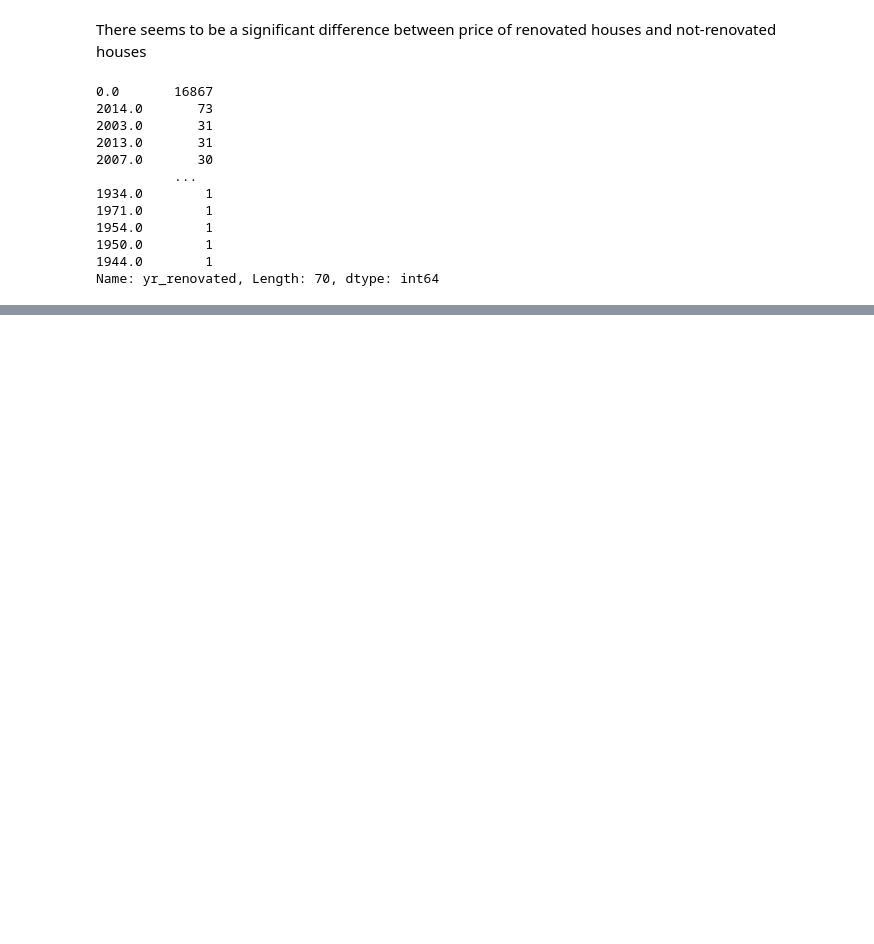
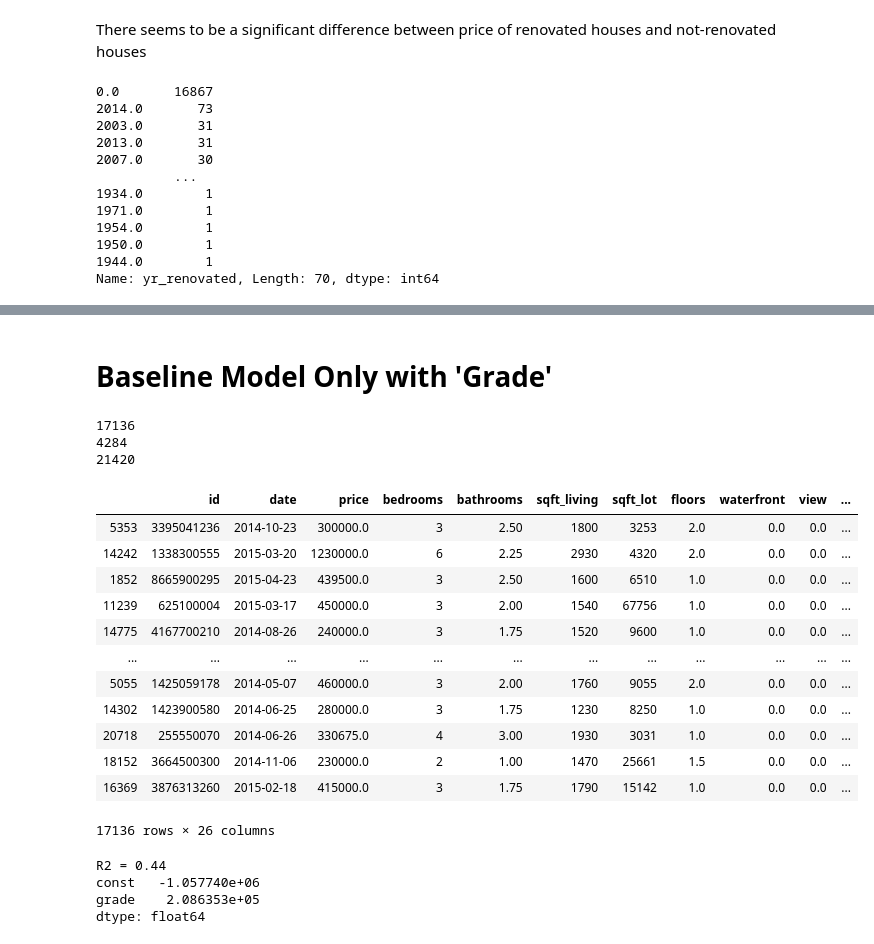
Before and after one commit to matteomm/dsc-mod-2-project-v2-1-london-ds-02172020, a Jupyter notebook: index_EDA.ipynb, the cells around one changed output, grey strips where cells are left out. Drawn from its saved outputs; the diff is of its cells as text; code cells hidden in the pictures; blank space fills up the shorter version.

Commit message:
First Model same Rsquared though

```diff
--- a/index_EDA.ipynb
+++ b/index_EDA.ipynb
@@ -292,0 +330,53 @@ See the caveats in the documentation: http://pandas.pydata.org/pandas-docs/stabl
+# %% [markdown]
+# Baseline Model Only with 'Grade'
+# %%
+# setting up train and test data
+train=df_unique.sample(frac=0.8,random_state=200)
+test=df_unique.drop(train.index)
+print(len(train))
+print(len(test))
+print(len(df_unique))
+# %% [output]
+17136
+4284
+21420
+|  | id | date | price | bedrooms | bathrooms | sqft_living | sqft_lot | floors | waterfront | view | ... |
+| 5353 | 3395041236 | 2014-10-23 | 300000.0 | 3 | 2.50 | 1800 | 3253 | 2.0 | 0.0 | 0.0 | ... |
+| 14242 | 1338300555 | 2015-03-20 | 1230000.0 | 6 | 2.25 | 2930 | 4320 | 2.0 | 0.0 | 0.0 | ... |
+| 1852 | 8665900295 | 2015-04-23 | 439500.0 | 3 | 2.50 | 1600 | 6510 | 1.0 | 0.0 | 0.0 | ... |
+| 11239 | 625100004 | 2015-03-17 | 450000.0 | 3 | 2.00 | 1540 | 67756 | 1.0 | 0.0 | 0.0 | ... |
+| 14775 | 4167700210 | 2014-08-26 | 240000.0 | 3 | 1.75 | 1520 | 9600 | 1.0 | 0.0 | 0.0 | ... |
+| ... | ... | ... | ... | ... | ... | ... | ... | ... | ... | ... | ... |
+| 5055 | 1425059178 | 2014-05-07 | 460000.0 | 3 | 2.00 | 1760 | 9055 | 2.0 | 0.0 | 0.0 | ... |
+| 14302 | 1423900580 | 2014-06-25 | 280000.0 | 3 | 1.75 | 1230 | 8250 | 1.0 | 0.0 | 0.0 | ... |
+| 20718 | 255550070 | 2014-06-26 | 330675.0 | 4 | 3.00 | 1930 | 3031 | 1.0 | 0.0 | 0.0 | ... |
+| 18152 | 3664500300 | 2014-11-06 | 230000.0 | 2 | 1.00 | 1470 | 25661 | 1.5 | 0.0 | 0.0 | ... |
+| 16369 | 3876313260 | 2015-02-18 | 415000.0 | 3 | 1.75 | 1790 | 15142 | 1.0 | 0.0 | 0.0 | ... |
+17136 rows × 26 columns
+# %%
+# baseline model only with grade
+import statsmodels.api as sm
+
+y = train['price']
+X = train.drop('price', axis = 1)
+X = train['grade']
+# Setting up the LEARNER
+X = sm.add_constant(X)
+model_sm = sm.OLS(y,X)
+
+# Actually LEARNING
+results = model_sm.fit()
+
+# Evaluating performance
+r2 = results.rsquared
+r2 = r2.round(2)
+print('R2 = {}'.format(r2))
+
+# # Understanding the LEARNED model
+est_b = results.params
+print(est_b.round(4))
+# %% [output]
+R2 = 0.44
+const   -1.057740e+06
+grade    2.086353e+05
+dtype: float64
```
Also changed, not shown: parts of 10 cells of this notebook.
